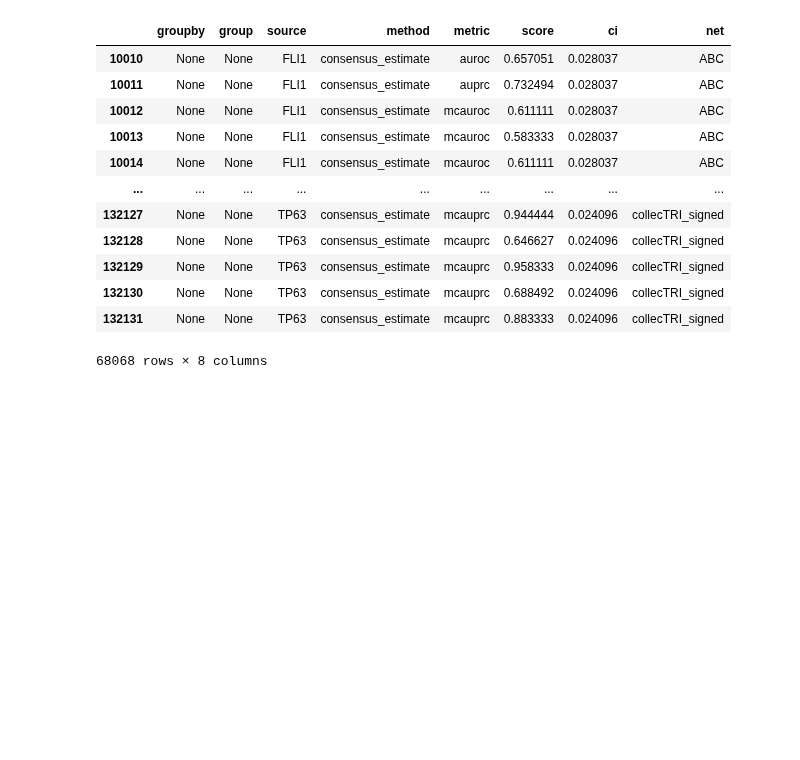
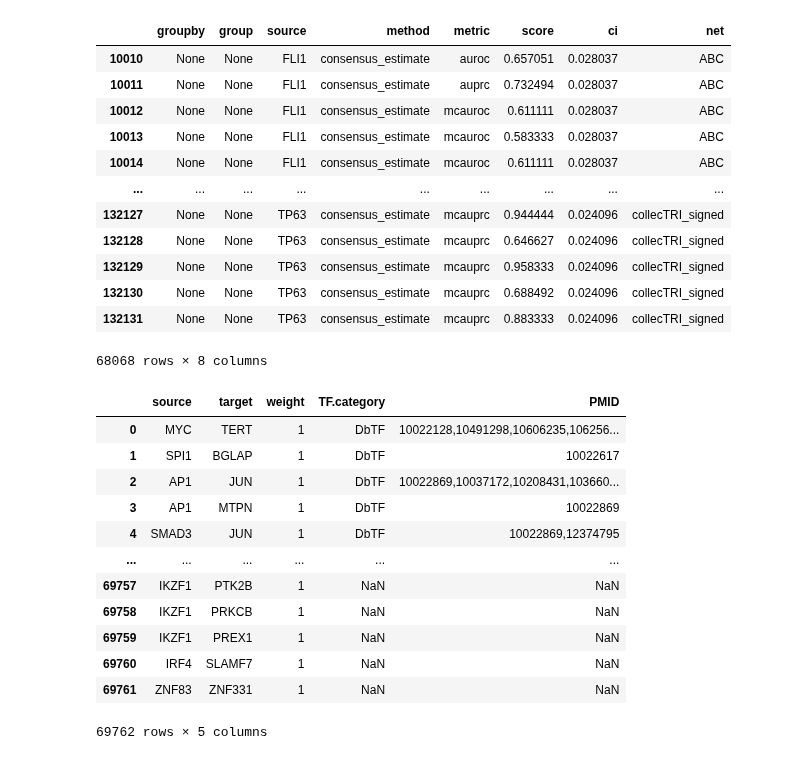
Before and after one commit to saezlab/CollecTRI, a Jupyter notebook: code/benchmark.ipynb, the cells around one changed output. Drawn from its saved outputs; the diff is of its cells as text; code cells hidden in the pictures; blank space fills up the shorter version.

```diff
--- a/code/benchmark.ipynb
+++ b/code/benchmark.ipynb
@@ -278,3 +279,19 @@ df_source[df_source['method'] == 'consensus_estimate']
 | 132130 | None | None | TP63 | consensus_estimate | mcauprc | 0.688492 | 0.024096 | collecTRI_signed |
 | 132131 | None | None | TP63 | consensus_estimate | mcauprc | 0.883333 | 0.024096 | collecTRI_signed |
 68068 rows × 8 columns
+# %%
+merged
+# %% [output]
+|  | source | target | weight | TF.category | PMID |
+| 0 | MYC | TERT | 1 | DbTF | 10022128,10491298,10606235,106256... |
+| 1 | SPI1 | BGLAP | 1 | DbTF | 10022617 |
+| 2 | AP1 | JUN | 1 | DbTF | 10022869,10037172,10208431,103660... |
+| 3 | AP1 | MTPN | 1 | DbTF | 10022869 |
+| 4 | SMAD3 | JUN | 1 | DbTF | 10022869,12374795 |
+| ... | ... | ... | ... | ... | ... |
+| 69757 | IKZF1 | PTK2B | 1 | NaN | NaN |
+| 69758 | IKZF1 | PRKCB | 1 | NaN | NaN |
+| 69759 | IKZF1 | PREX1 | 1 | NaN | NaN |
+| 69760 | IRF4 | SLAMF7 | 1 | NaN | NaN |
+| 69761 | ZNF83 | ZNF331 | 1 | NaN | NaN |
+69762 rows × 5 columns
```
Also changed, not shown: parts of 34 cells of this notebook, 5 other files.
